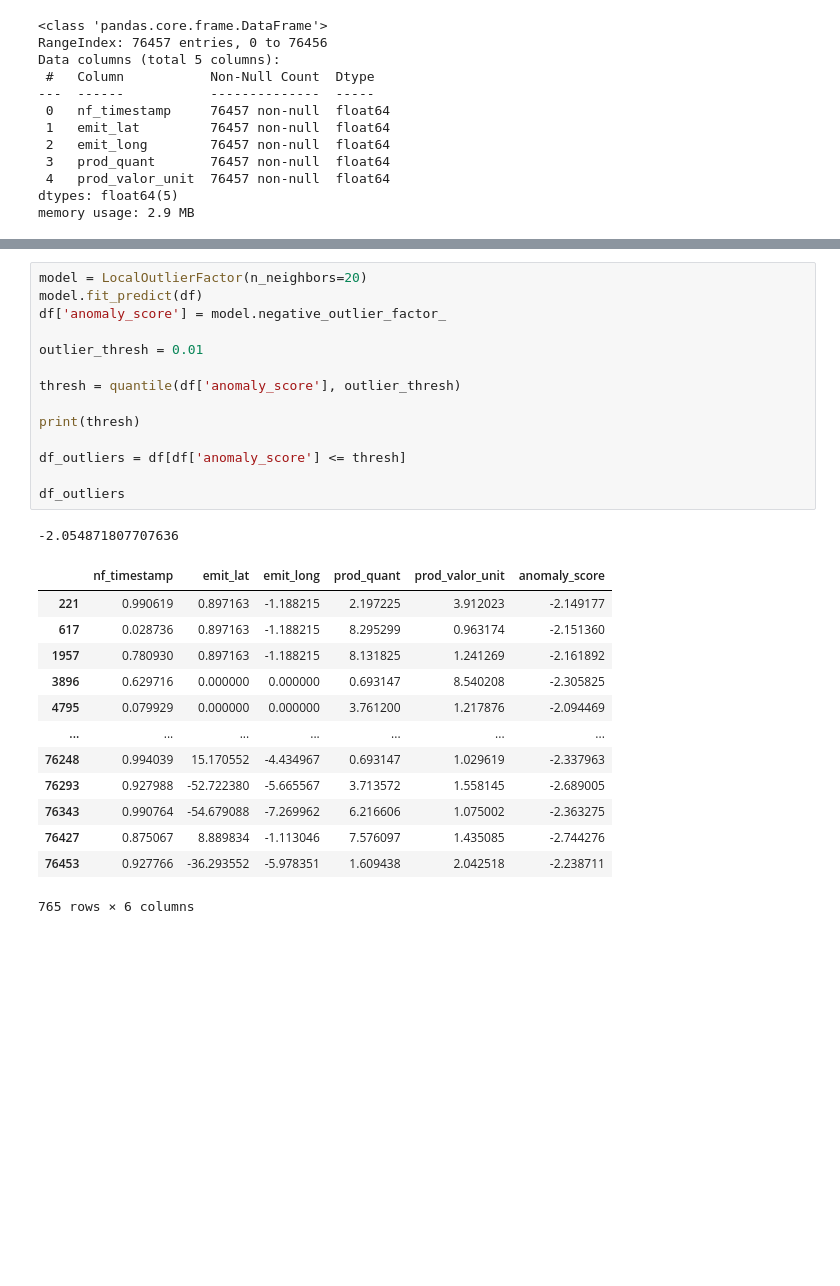
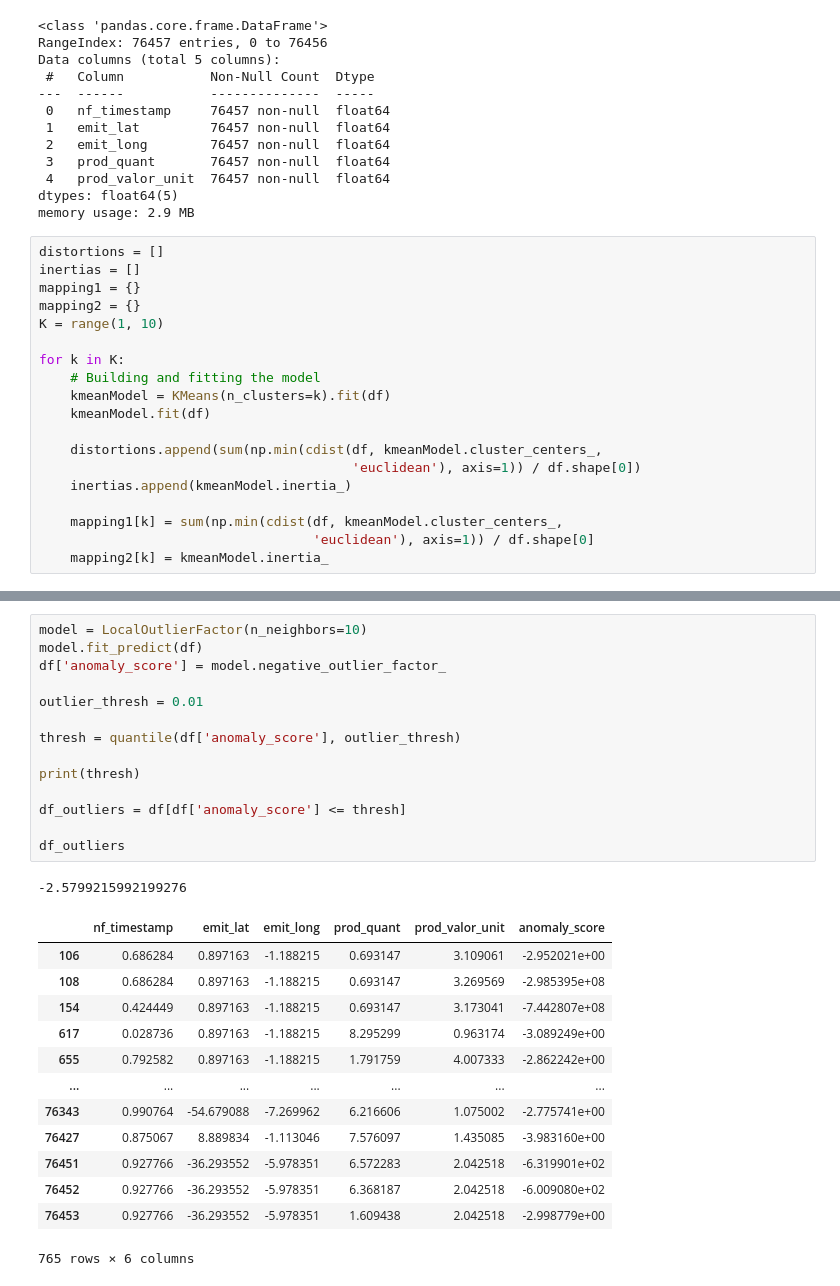
Before and after one commit to breno-abreu/TCC, a Jupyter notebook: lof/lof_v1.ipynb, the cells around one changed output, grey strips where cells are left out. Drawn from its saved outputs; the diff is of its cells as text; blank space fills up the shorter version.

```diff
--- a/lof/lof_v1.ipynb
+++ b/lof/lof_v1.ipynb
@@ -22,3 +30,22 @@ Data columns (total 5 columns):
  4   prod_valor_unit  76457 non-null  float64
 dtypes: float64(5)
 memory usage: 2.9 MB
+# %%
+distortions = []
+inertias = []
+mapping1 = {}
+mapping2 = {}
+K = range(1, 10)
+
+for k in K:
+    # Building and fitting the model
+    kmeanModel = KMeans(n_clusters=k).fit(df)
+    kmeanModel.fit(df)
+
+    distortions.append(sum(np.min(cdist(df, kmeanModel.cluster_centers_,
+                                        'euclidean'), axis=1)) / df.shape[0])
+    inertias.append(kmeanModel.inertia_)
+
+    mapping1[k] = sum(np.min(cdist(df, kmeanModel.cluster_centers_,
+                                   'euclidean'), axis=1)) / df.shape[0]
+    mapping2[k] = kmeanModel.inertia_
@@ -25,31 +74,31 @@ memory usage: 2.9 MB
 # %%
-model = LocalOutlierFactor(n_neighbors=20)
+model = LocalOutlierFactor(n_neighbors=10)
 model.fit_predict(df)
 df['anomaly_score'] = model.negative_outlier_factor_
 
 outlier_thresh = 0.01
 
 thresh = quantile(df['anomaly_score'], outlier_thresh)
 
 print(thresh)
 
 df_outliers = df[df['anomaly_score'] <= thresh]
 
 df_outliers
 # %% [output]
--2.054871807707636
+-2.5799215992199276
 |  | nf_timestamp | emit_lat | emit_long | prod_quant | prod_valor_unit | anomaly_score |
-| 221 | 0.990619 | 0.897163 | -1.188215 | 2.197225 | 3.912023 | -2.149177 |
-| 617 | 0.028736 | 0.897163 | -1.188215 | 8.295299 | 0.963174 | -2.151360 |
-| 1957 | 0.780930 | 0.897163 | -1.188215 | 8.131825 | 1.241269 | -2.161892 |
-| 3896 | 0.629716 | 0.000000 | 0.000000 | 0.693147 | 8.540208 | -2.305825 |
-| 4795 | 0.079929 | 0.000000 | 0.000000 | 3.761200 | 1.217876 | -2.094469 |
+| 106 | 0.686284 | 0.897163 | -1.188215 | 0.693147 | 3.109061 | -2.952021e+00 |
+| 108 | 0.686284 | 0.897163 | -1.188215 | 0.693147 | 3.269569 | -2.985395e+08 |
+| 154 | 0.424449 | 0.897163 | -1.188215 | 0.693147 | 3.173041 | -7.442807e+08 |
+| 617 | 0.028736 | 0.897163 | -1.188215 | 8.295299 | 0.963174 | -3.089249e+00 |
+| 655 | 0.792582 | 0.897163 | -1.188215 | 1.791759 | 4.007333 | -2.862242e+00 |
 | ... | ... | ... | ... | ... | ... | ... |
-| 76248 | 0.994039 | 15.170552 | -4.434967 | 0.693147 | 1.029619 | -2.337963 |
-| 76293 | 0.927988 | -52.722380 | -5.665567 | 3.713572 | 1.558145 | -2.689005 |
-| 76343 | 0.990764 | -54.679088 | -7.269962 | 6.216606 | 1.075002 | -2.363275 |
-| 76427 | 0.875067 | 8.889834 | -1.113046 | 7.576097 | 1.435085 | -2.744276 |
-| 76453 | 0.927766 | -36.293552 | -5.978351 | 1.609438 | 2.042518 | -2.238711 |
+| 76343 | 0.990764 | -54.679088 | -7.269962 | 6.216606 | 1.075002 | -2.775741e+00 |
+| 76427 | 0.875067 | 8.889834 | -1.113046 | 7.576097 | 1.435085 | -3.983160e+00 |
+| 76451 | 0.927766 | -36.293552 | -5.978351 | 6.572283 | 2.042518 | -6.319901e+02 |
+| 76452 | 0.927766 | -36.293552 | -5.978351 | 6.368187 | 2.042518 | -6.009080e+02 |
+| 76453 | 0.927766 | -36.293552 | -5.978351 | 1.609438 | 2.042518 | -2.998779e+00 |
 765 rows × 6 columns
 # %%
 df_outliers['idx'] = df_outliers.index
```
Also changed, not shown: parts of 5 cells of this notebook, 13 other files.
